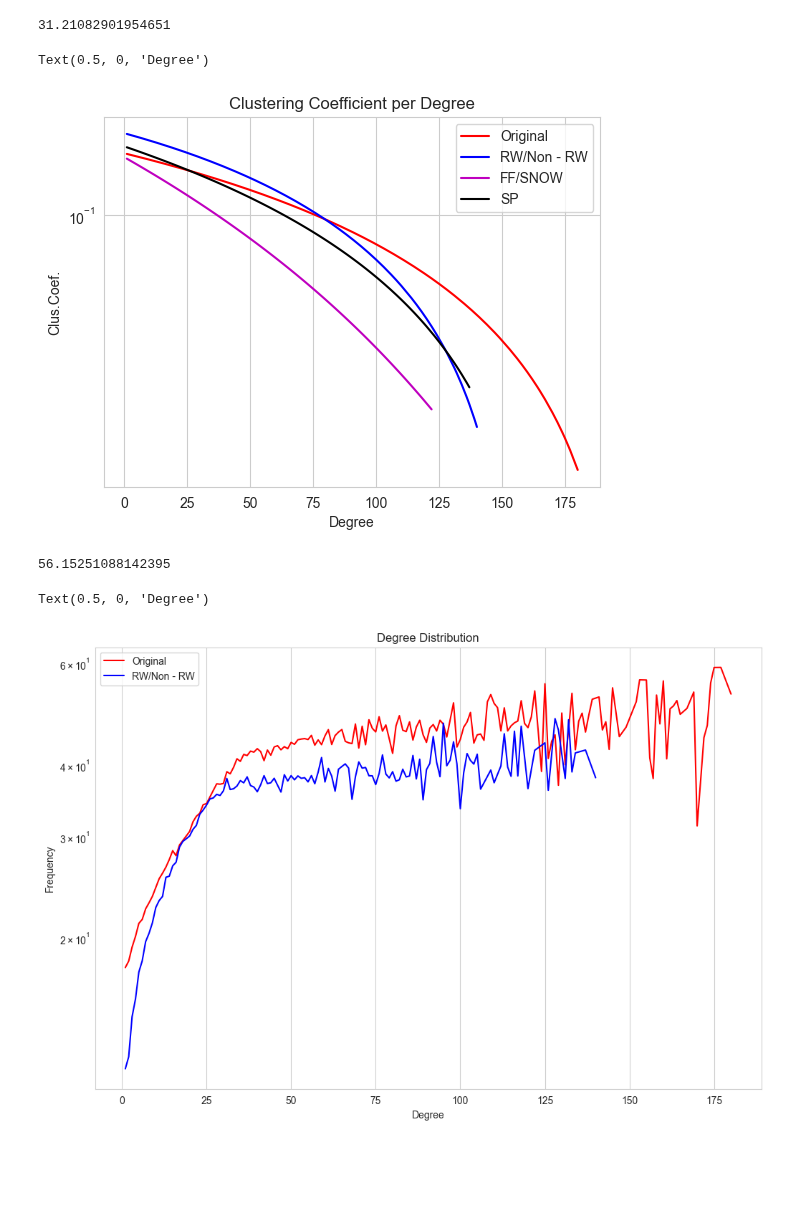
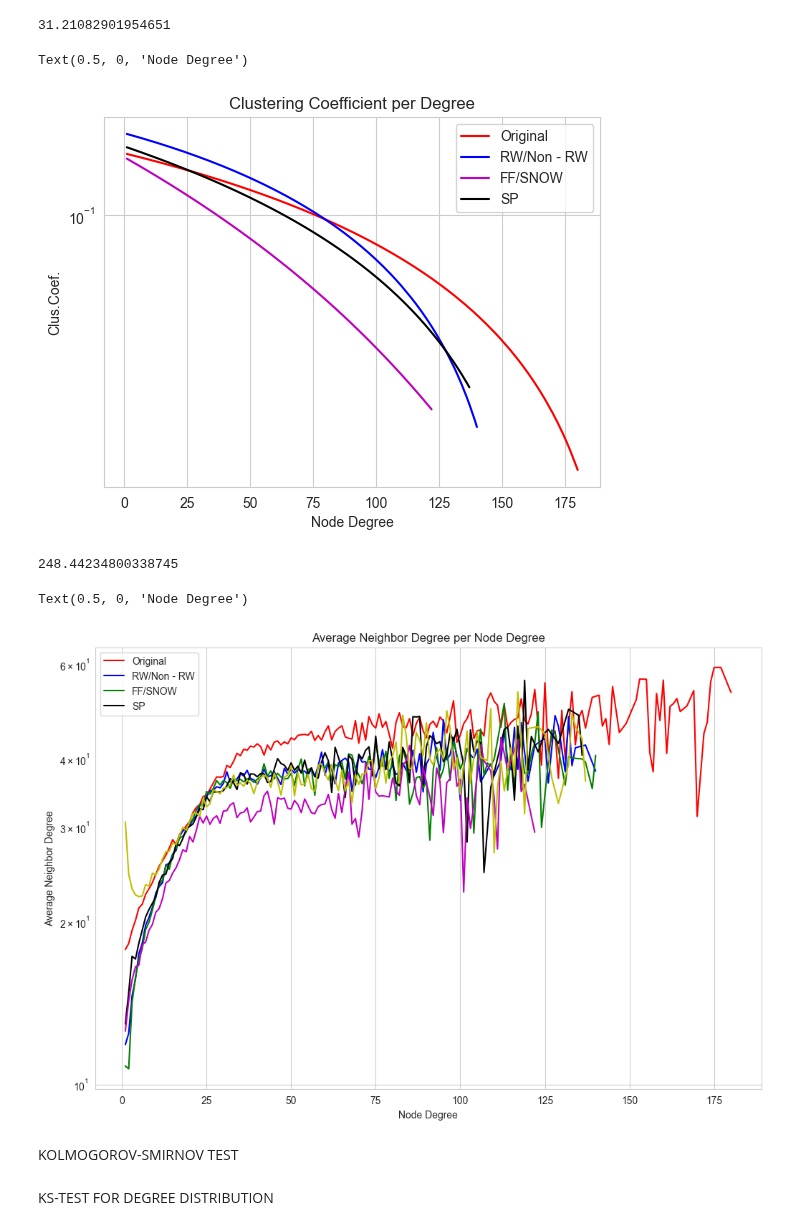
Before and after one commit to kyriakosar/Sampling-from-Networks, a Jupyter notebook: facebook_dataset.ipynb, the cells around one changed output. Saved outputs shown, nothing was run; the diff lists cells and outputs as text; code cells hidden in the pictures; blank space fills up the shorter version.

```diff
--- a/facebook_dataset.ipynb
+++ b/facebook_dataset.ipynb
@@ -371,8 +415,8 @@ plt.title("Clustering Coefficient per Degree")
 plt.ylabel("Clus.Coef.")
 # plt.xscale('log')
 plt.yscale('log')
-plt.xlabel("Degree")
+plt.xlabel("Node Degree")
 # %% [output]
-Text(0.5, 0, 'Degree')
+Text(0.5, 0, 'Node Degree')
-[figure, old version]
+[figure, new version]
 # %%
@@ -399,33 +481,35 @@ def average_degree_neighbor(G):
 # %%
 ts = time.time()
-degrees,neighbor_list = average_degree_neighbor(graph)
-degrees1,neighbor_list1 = average_degree_neighbor(rw_graph)
-degrees2,neighbor_list2 = average_degree_neighbor(nrw_graph)
-degrees3,neighbor_list3 = average_degree_neighbor(ff_graph)
-degrees4,neighbor_list4 = average_degree_neighbor(sp_graph)
-degrees5,neighbor_list5 = average_degree_neighbor(snow_graph)
+degrees,neighbor_list,kstest_neighbor_degree = average_degree_neighbor(graph,graph)
+degrees1,neighbor_list1,kstest_neighbor_degree1 = average_degree_neighbor(graph,rw_graph)
+degrees2,neighbor_list2,kstest_neighbor_degree2 = average_degree_neighbor(graph,nrw_graph)
+degrees3,neighbor_list3,kstest_neighbor_degree3 = average_degree_neighbor(graph,ff_graph)
+degrees4,neighbor_list4,kstest_neighbor_degree4 = average_degree_neighbor(graph,sp_graph)
+degrees5,neighbor_list5,kstest_neighbor_degree5 = average_degree_neighbor(graph,snow_graph)
 time.time() - ts
 # %% [output]
-56.15251088142395
+248.44234800338745
 # %%
 plt.figure(figsize=(12, 8))
-# plt.scatter(degrees, clustering_list, color='red')
-# plt.scatter(degrees1, clustering_list1, color='blue')
-plt.plot(degrees, clustering_list, color='red')
-plt.plot(degrees1, clustering_list1, color='blue')
-# plt.plot(degrees2, clustering_list2, color='green')
-# plt.loglog(degrees,clustering_list, 'b-', label='RW')
-# plt.loglog(degrees1,clustering_list1,'g-', label='Non - RW')
-# plt.loglog(deg3, cnt3, 'k-', label='FF')
-# plt.loglog(deg4, cnt4, 'm-', label='SP')
-# plt.loglog(deg5, cnt5, 'y-', label='SNOW')
+
+plt.plot(degrees, neighbor_list, color='red')
+plt.plot(degrees1, neighbor_list1, color='blue')
+plt.plot(degrees2, neighbor_list2, color='green')
+plt.plot(degrees3,neighbor_list3,color='black' )
+plt.plot(degrees4,neighbor_list4,'m-',)
+plt.plot(degrees5,neighbor_list5, 'y-')
+
 plt.legend(['Original','RW/Non - RW','FF/SNOW','SP'])
-plt.title("Degree Distribution")
-plt.ylabel("Frequency")
+plt.title("Average Neighbor Degree per Node Degree")
+plt.ylabel("Average Neighbor Degree")
 # plt.xscale('log')
 plt.yscale('log')
-plt.xlabel("Degree")
+plt.xlabel("Node Degree")
 # %% [output]
-Text(0.5, 0, 'Degree')
+Text(0.5, 0, 'Node Degree')
-[figure, old version]
+[figure, new version]
+# %% [markdown]
+KOLMOGOROV-SMIRNOV TEST
+# %% [markdown]
+KS-TEST FOR DEGREE DISTRIBUTION
 # %%
```
Also changed, not shown: parts of 17 cells of this notebook, 1 other file.
